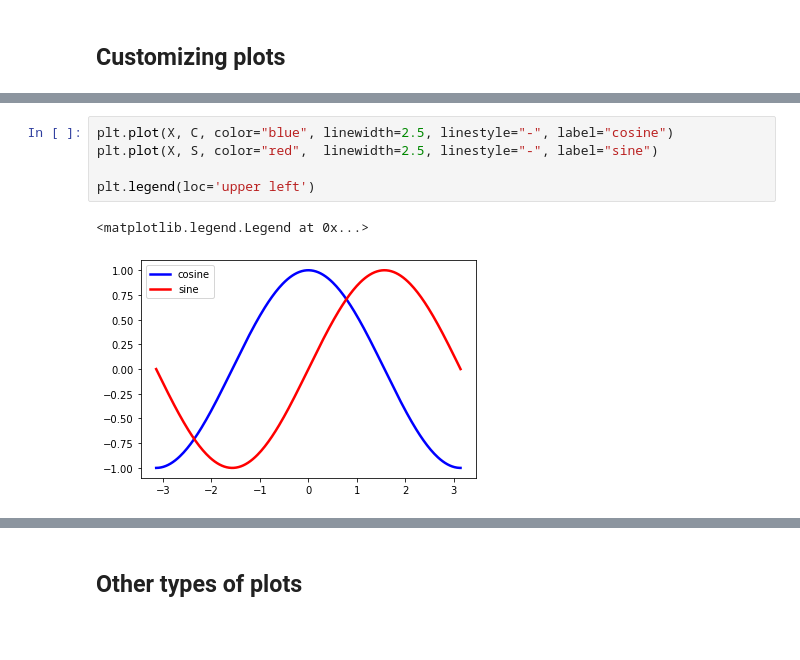
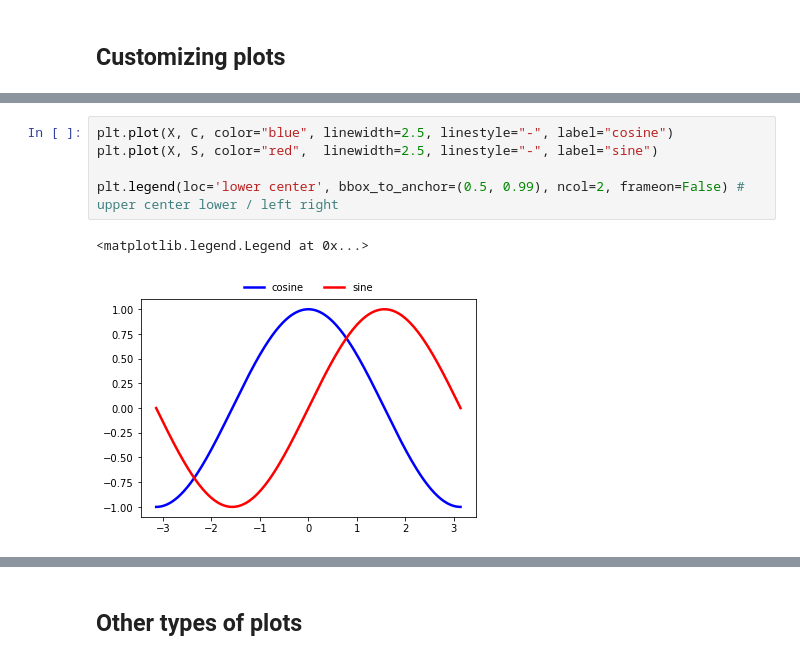
Before and after one commit to andreall/dicca__python_course, a Jupyter notebook: 03_matplotlib.ipynb, the cells around one changed output, grey strips where cells are left out. Drawn from its saved outputs; the diff is of its cells as text; blank space fills up the shorter version.

```diff
--- a/03_matplotlib.ipynb
+++ b/03_matplotlib.ipynb
@@ -154,8 +178,8 @@ Text(0, 0.5, 'y values')
 # %%
 plt.plot(X, C, color="blue", linewidth=2.5, linestyle="-", label="cosine")
 plt.plot(X, S, color="red",  linewidth=2.5, linestyle="-", label="sine")
 
-plt.legend(loc='upper left')
+plt.legend(loc='lower center', bbox_to_anchor=(0.5, 0.99), ncol=2, frameon=False) # upper center lower / left right
 # %% [output]
 <matplotlib.legend.Legend at 0x...>
-[figure, old version]
+[figure, new version]
```
Also changed, not shown: parts of 21 cells of this notebook, 1 other file.
